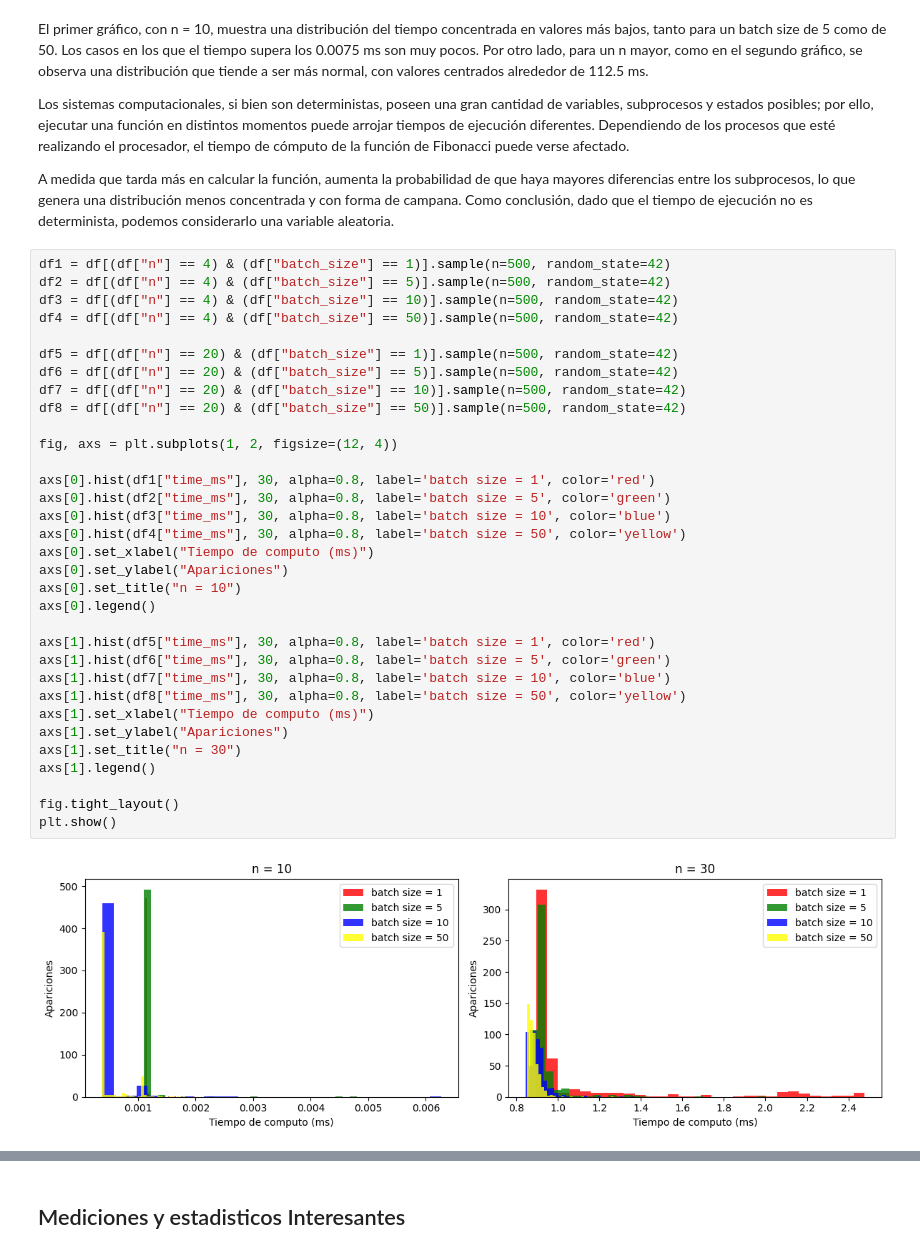
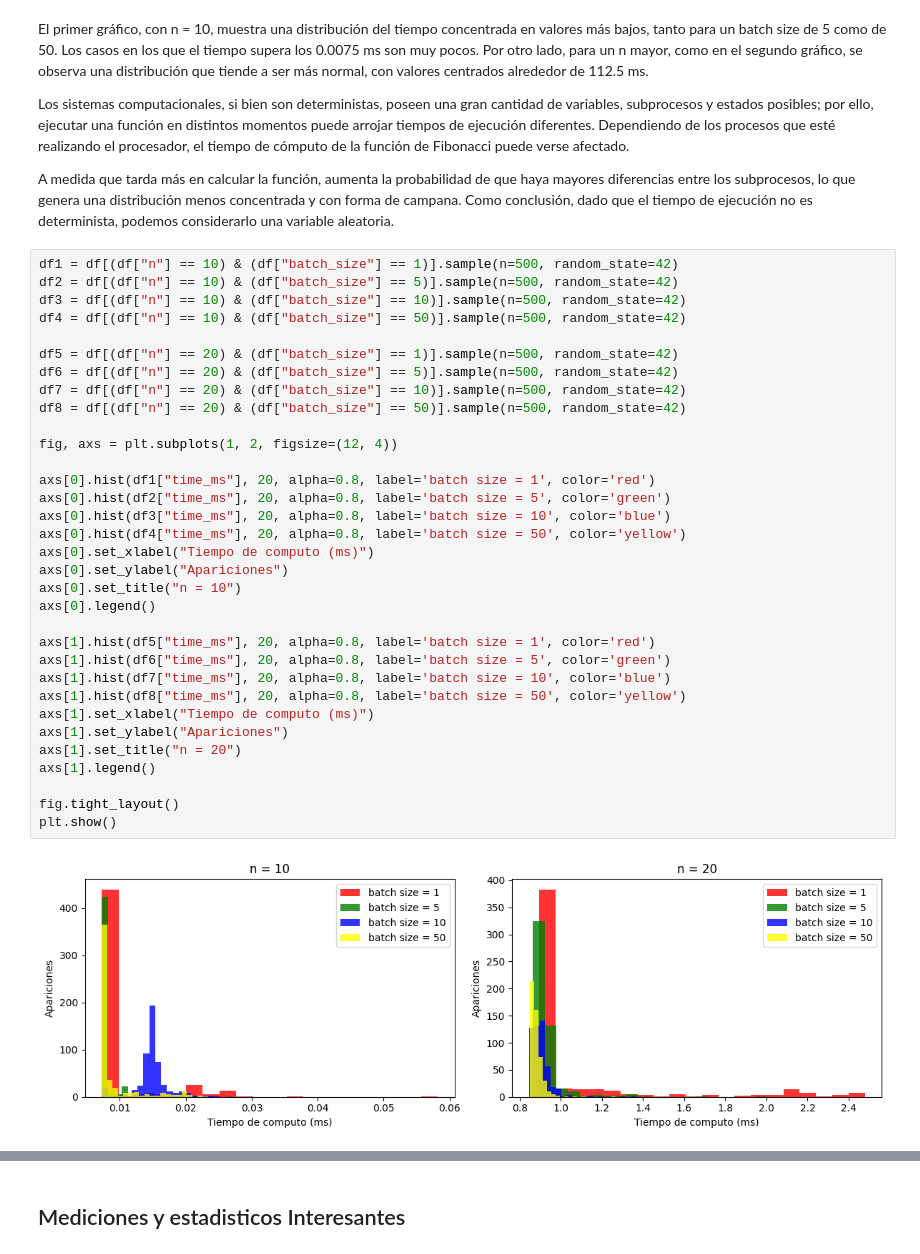
Before and after one commit to 0David1/Probabilidad, a Jupyter notebook: Untitled(1).ipynb, the cells around one changed output, grey strips where cells are left out. Cells and saved outputs as stored; diff of their text form.

```diff
--- a/Untitled(1).ipynb
+++ b/Untitled(1).ipynb
@@ -70,37 +70,37 @@ Los sistemas computacionales, si bien son deterministas, poseen una gran cantida
 
 A medida que tarda más en calcular la función, aumenta la probabilidad de que haya mayores diferencias entre los subprocesos, lo que genera una distribución menos concentrada y con forma de campana. Como conclusión, dado que el tiempo de ejecución no es determinista, podemos considerarlo una variable aleatoria.
 # %%
-df1 = df[(df["n"] == 4) & (df["batch_size"] == 1)].sample(n=500, random_state=42)
-df2 = df[(df["n"] == 4) & (df["batch_size"] == 5)].sample(n=500, random_state=42)
-df3 = df[(df["n"] == 4) & (df["batch_size"] == 10)].sample(n=500, random_state=42)
-df4 = df[(df["n"] == 4) & (df["batch_size"] == 50)].sample(n=500, random_state=42)
+df1 = df[(df["n"] == 10) & (df["batch_size"] == 1)].sample(n=500, random_state=42)
+df2 = df[(df["n"] == 10) & (df["batch_size"] == 5)].sample(n=500, random_state=42)
+df3 = df[(df["n"] == 10) & (df["batch_size"] == 10)].sample(n=500, random_state=42)
+df4 = df[(df["n"] == 10) & (df["batch_size"] == 50)].sample(n=500, random_state=42)
 
 df5 = df[(df["n"] == 20) & (df["batch_size"] == 1)].sample(n=500, random_state=42)
 df6 = df[(df["n"] == 20) & (df["batch_size"] == 5)].sample(n=500, random_state=42)
 df7 = df[(df["n"] == 20) & (df["batch_size"] == 10)].sample(n=500, random_state=42)
 df8 = df[(df["n"] == 20) & (df["batch_size"] == 50)].sample(n=500, random_state=42)
 
 fig, axs = plt.subplots(1, 2, figsize=(12, 4))
 
-axs[0].hist(df1["time_ms"], 30, alpha=0.8, label='batch size = 1', color='red')
-axs[0].hist(df2["time_ms"], 30, alpha=0.8, label='batch size = 5', color='green')
-axs[0].hist(df3["time_ms"], 30, alpha=0.8, label='batch size = 10', color='blue')
-axs[0].hist(df4["time_ms"], 30, alpha=0.8, label='batch size = 50', color='yellow')
+axs[0].hist(df1["time_ms"], 20, alpha=0.8, label='batch size = 1', color='red')
+axs[0].hist(df2["time_ms"], 20, alpha=0.8, label='batch size = 5', color='green')
+axs[0].hist(df3["time_ms"], 20, alpha=0.8, label='batch size = 10', color='blue')
+axs[0].hist(df4["time_ms"], 20, alpha=0.8, label='batch size = 50', color='yellow')
 axs[0].set_xlabel("Tiempo de computo (ms)")
 axs[0].set_ylabel("Apariciones")
 axs[0].set_title("n = 10")
 axs[0].legend()
 
-axs[1].hist(df5["time_ms"], 30, alpha=0.8, label='batch size = 1', color='red')
-axs[1].hist(df6["time_ms"], 30, alpha=0.8, label='batch size = 5', color='green')
-axs[1].hist(df7["time_ms"], 30, alpha=0.8, label='batch size = 10', color='blue')
-axs[1].hist(df8["time_ms"], 30, alpha=0.8, label='batch size = 50', color='yellow')
+axs[1].hist(df5["time_ms"], 20, alpha=0.8, label='batch size = 1', color='red')
+axs[1].hist(df6["time_ms"], 20, alpha=0.8, label='batch size = 5', color='green')
+axs[1].hist(df7["time_ms"], 20, alpha=0.8, label='batch size = 10', color='blue')
+axs[1].hist(df8["time_ms"], 20, alpha=0.8, label='batch size = 50', color='yellow')
 axs[1].set_xlabel("Tiempo de computo (ms)")
 axs[1].set_ylabel("Apariciones")
-axs[1].set_title("n = 30")
+axs[1].set_title("n = 20")
 axs[1].legend()
 
 fig.tight_layout()
 plt.show()
 # %% [output]
-[figure, old version]
+[figure, new version]
```
Also changed, not shown: parts of 2 cells of this notebook.
